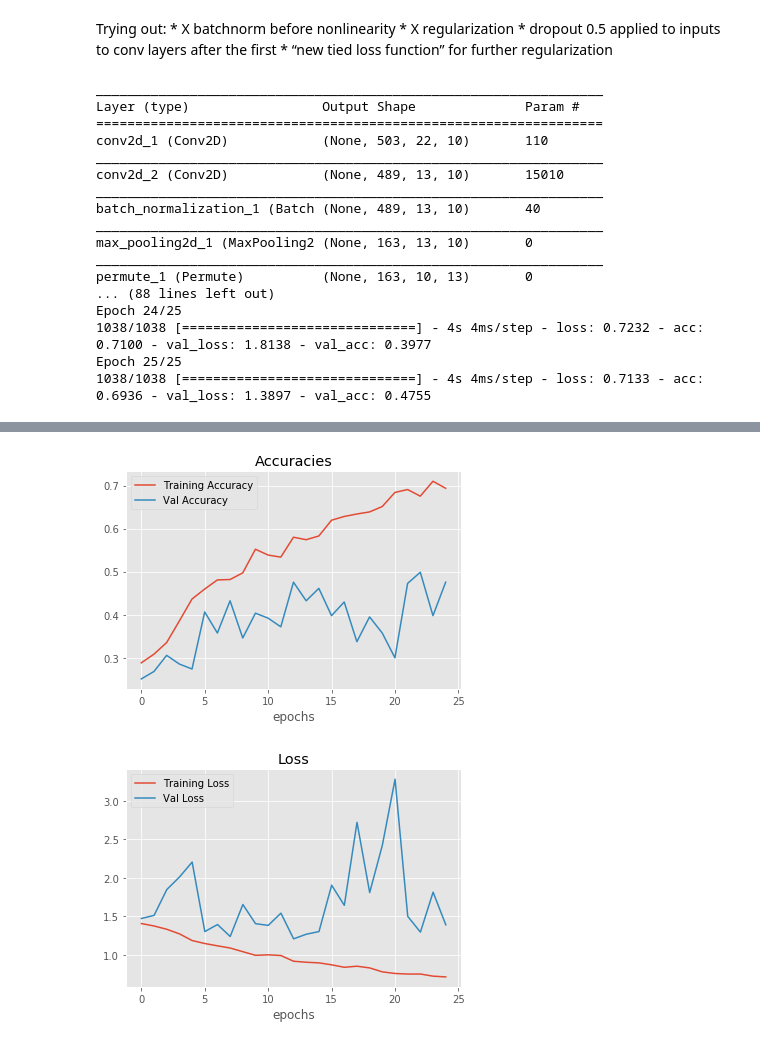
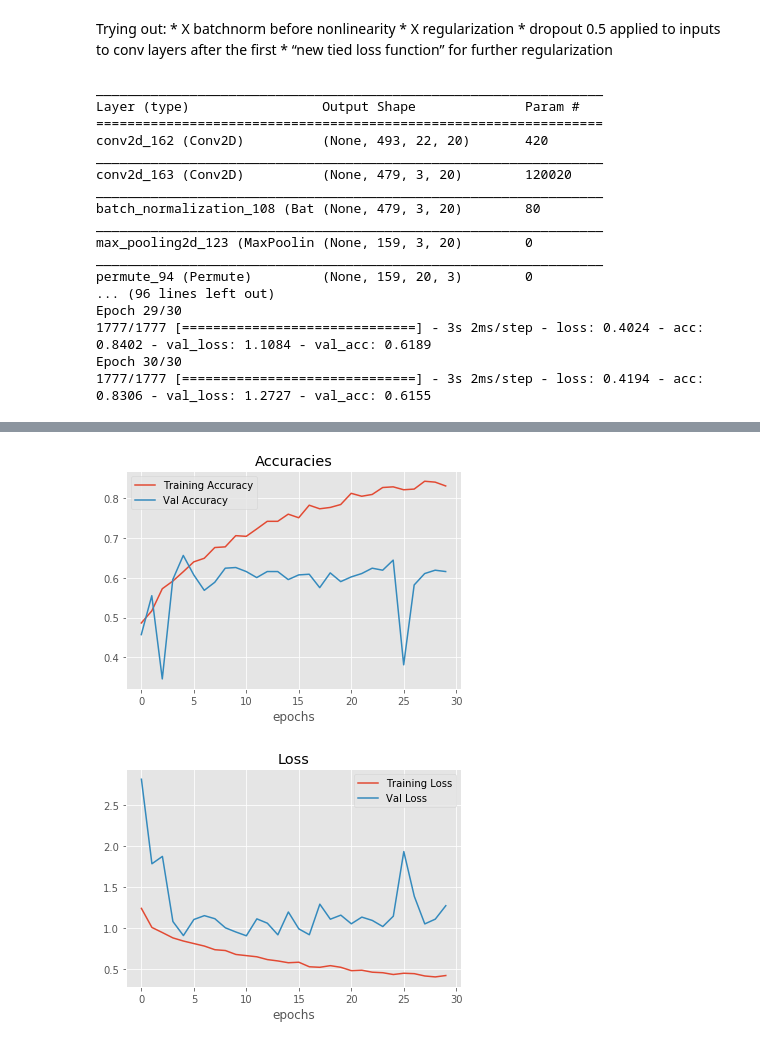
Before and after one commit to kunalpatel1793/Neural-Nets-Final-Project, a Jupyter notebook: DeepConvNet.ipynb, the cells around one changed output, grey strips where cells are left out. Drawn from its saved outputs; the diff is of its cells as text; code cells hidden in the pictures.

Commit message:
removed extra relu after first conv layer, batch size 16, 20 filters

```diff
--- a/DeepConvNet.ipynb
+++ b/DeepConvNet.ipynb
@@ -33,6 +28,7 @@ from UtilNNDL import exponential_running_standardize
 # %%
 #Prepare the data by taking out nans and dividing into test and train
 file_path = 'datasets/'
+file_path = '/home/carla/Downloads/project_datasets/project_datasets/'
 train_data, test_data, train_labels, test_labels = prepare_data(file_path,
                                                                 num_test_samples = 50,
                                                                 verbose= False,
@@ -187,9 +185,9 @@ Trying out:
     * dropout 0.5 applied to inputs to conv layers after the first
     * “new tied loss function” for further regularization
 # %%
-num_filters = 10
+num_filters = 20 #15 performs similar
 model = Sequential()
-model.add(Conv2D(num_filters, kernel_size=(num_filters,1), activation='relu', data_format='channels_last', input_shape=(data2d.shape[1], data2d.shape[2], data2d.shape[3]), kernel_initializer='glorot_normal', bias_initializer='glorot_normal'))
+model.add(Conv2D(num_filters, kernel_size=(num_filters,1), data_format='channels_last', input_shape=(traindata2d.shape[1], traindata2d.shape[2], traindata2d.shape[3]), kernel_initializer='glorot_normal', bias_initializer='glorot_normal'))
 model.add(Conv2D(num_filters, kernel_size=(15,num_filters), activation='relu', kernel_initializer='glorot_normal', bias_initializer='glorot_normal') )
 model.add(BatchNormalization())
 model.add(MaxPooling2D(pool_size=(3,1)))
@@ -212,7 +210,7 @@ model.add(Conv2D(num_filters*8, kernel_size=(10,num_filters*4), activation='relu
 model.add(BatchNormalization())
 model.add(MaxPooling2D(pool_size=(3,1)))
 model.add(Reshape((num_filters*8,1)))
-model.add(LSTM(32, return_sequences=True))
+#model.add(LSTM(32, return_sequences=True))
 
 model.add(Flatten())
 model.add(Dense(4, activation='softmax', kernel_initializer='glorot_normal', bias_initializer='glorot_normal'))
@@ -220,28 +218,28 @@ model.compile(optimizer = 'rmsprop',
              loss = 'categorical_crossentropy',
              metrics=['accuracy'])
 model.summary()
-hist = model.fit(train_data,train_labels,epochs=25,validation_split=0.25,batch_size=32)
+hist = model.fit(traindata2d,train_labels_sliced,epochs=30,validation_split=0.25,batch_size=16)
 #model.test_on_batch(test_data, test_labels)
 # %% [output]
 _________________________________________________________________
 Layer (type)                 Output Shape              Param #
 =================================================================
-conv2d_1 (Conv2D)            (None, 503, 22, 10)       110
+conv2d_162 (Conv2D)          (None, 493, 22, 20)       420
 _________________________________________________________________
-conv2d_2 (Conv2D)            (None, 489, 13, 10)       15010
+conv2d_163 (Conv2D)          (None, 479, 3, 20)        120020
 _________________________________________________________________
-batch_normalization_1 (Batch (None, 489, 13, 10)       40
+batch_normalization_108 (Bat (None, 479, 3, 20)        80
 _________________________________________________________________
-max_pooling2d_1 (MaxPooling2 (None, 163, 13, 10)       0
+max_pooling2d_123 (MaxPoolin (None, 159, 3, 20)        0
 _________________________________________________________________
-permute_1 (Permute)          (None, 163, 10, 13)       0
-... (88 lines left out)
-Epoch 24/25
-1038/1038 [==============================] - 4s 4ms/step - loss: 0.7232 - acc: 0.7100 - val_loss: 1.8138 - val_acc: 0.3977
-Epoch 25/25
-1038/1038 [==============================] - 4s 4ms/step - loss: 0.7133 - acc: 0.6936 - val_loss: 1.3897 - val_acc: 0.4755
+permute_94 (Permute)         (None, 159, 20, 3)        0
+... (96 lines left out)
+Epoch 29/30
+1777/1777 [==============================] - 3s 2ms/step - loss: 0.4024 - acc: 0.8402 - val_loss: 1.1084 - val_acc: 0.6189
+Epoch 30/30
+1777/1777 [==============================] - 3s 2ms/step - loss: 0.4194 - acc: 0.8306 - val_loss: 1.2727 - val_acc: 0.6155
 # %%
-test_score = model.evaluate(test_data, test_labels, batch_size=128)
+test_score = model.evaluate(testdata2d, test_labels_sliced, batch_size=16)
 print "Test Score: {}".format(test_score)
 plot_hist([hist.history['acc'],hist.history['val_acc']],['Training Accuracy','Val Accuracy'],title='Accuracies')
 plot_hist([hist.history['loss'],hist.history['val_loss']],['Training Loss','Val Loss'],title='Loss')
@@ -251,2 +249,2 @@ Test Score: [1.5261143445968628, 0.46000000834465027]
-[figure, old version]
+[figure, new version]
-[figure, old version]
+[figure, new version]
```
Also changed, not shown: parts of 6 cells of this notebook.
